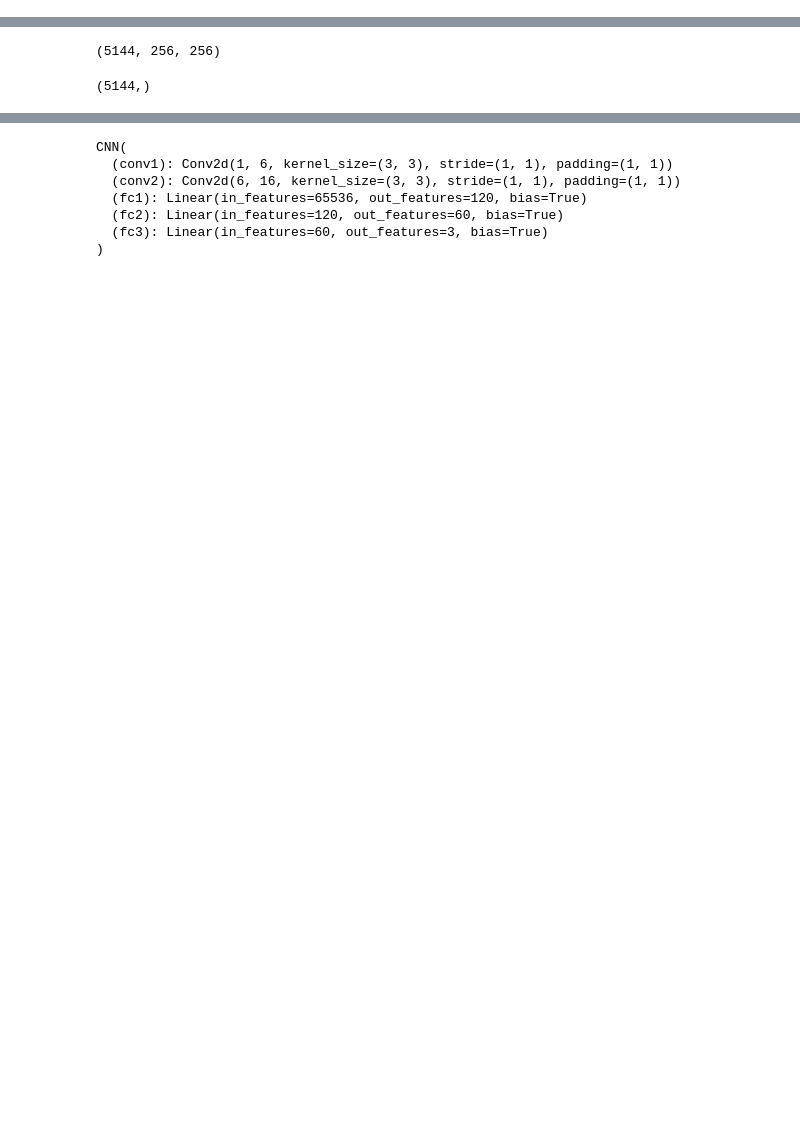
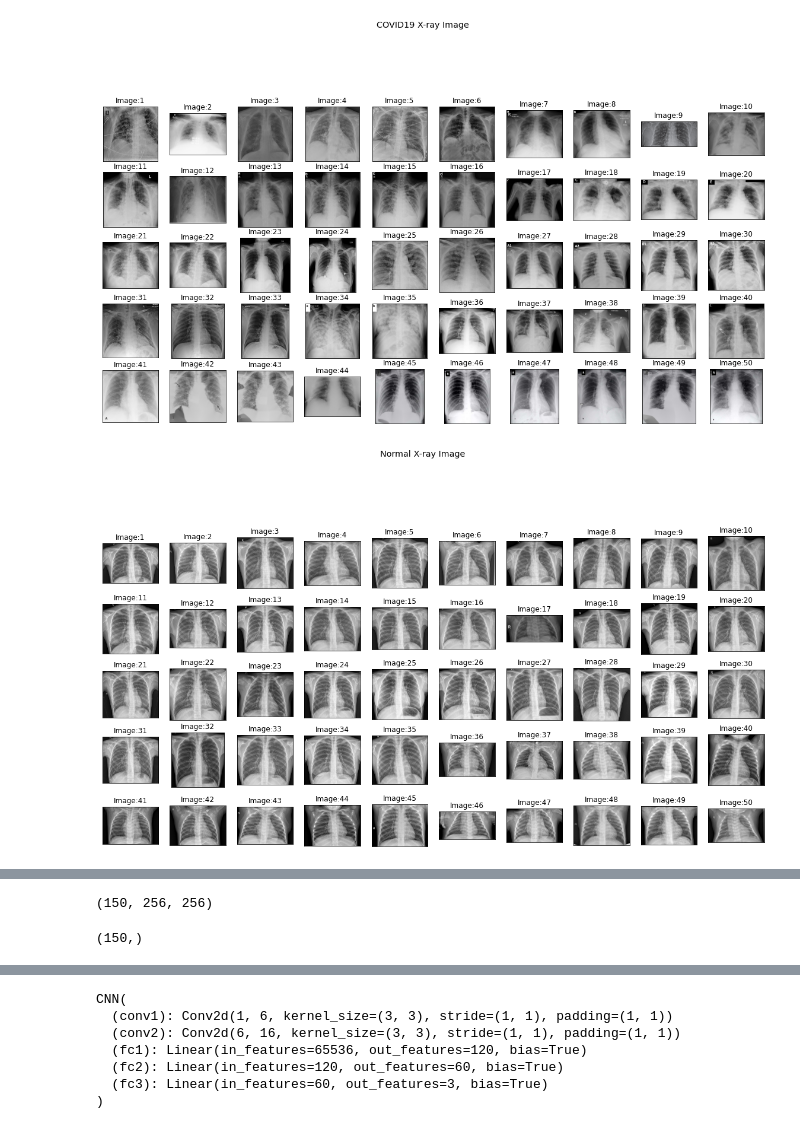
Before and after one commit to Futing-Shan/BioFinal, a Jupyter notebook: project.ipynb, the cells around one changed output, grey strips where cells are left out. Saved outputs shown, nothing was run; the diff lists cells and outputs as text; code cells hidden in the pictures; blank space fills up the shorter version.

```diff
--- a/project.ipynb
+++ b/project.ipynb
@@ -12,31 +13,77 @@ import torch.nn.functional as F
 # %%
 # 图像预处理
 # 将图像修改为统一的尺寸（256 * 256）
 # 将图像转为灰度图像（值为0-255的二维矩阵）
 train_input = []
 train_label = []
 train_img_dir = './Data/train/'
 
-for i in range(460):
+N = 10
+M = 10
+#形成NxM大小的画布
+fig = plt.figure(figsize=(20,20))
+st = fig.suptitle("COVID19 X-ray Image", fontsize="x-large")
+for i in range(50):
     train_covid_img_path = train_img_dir + 'COVID19/COVID19(' + str(i) +  ').jpg'
     train_covid_img = Image.open(train_covid_img_path)
     train_covid_img_resize = train_covid_img.resize((256, 256))
     train_covid_img_resize = train_covid_img_resize.convert("L")
     train_input.append(np.asarray(train_covid_img_resize) / 255)
     train_label.append(0)
 
-for i in range(1266):
+    img = plt.imread(train_covid_img_path)
+    plt.subplot(N,M,i+1)#表示第i张图片，下标只能从1开始，不能从0，
+    subplot_title=("Image:"+str(i + 1))
+    plt.title(subplot_title)
+    plt.imshow(img,cmap="gray") #下面两行是消除每张图片自己单独的横纵坐标，不然每张图片会有单独的横纵坐标，影响美观
+    plt.xticks([])
+    plt.yticks([])
+plt.show()
+
+N = 10
+M = 10
+#形成NxM大小的画布
+fig = plt.figure(figsize=(20,20))
+st = fig.suptitle("Normal X-ray Image", fontsize="x-large")
+for i in range(50):
     train_normal_img_path = train_img_dir + 'NORMAL/NORMAL(' + str(i) + ').jpg'
     train_normal_img = Image.open(train_normal_img_path)
     train_normal_img_resize = train_normal_img.resize((256, 256))
     train_normal_img_resize = train_normal_img_resize.convert("L")
     train_input.append(np.asarray(train_normal_img_resize) / 255)
     train_label.append(1)
 
-for i in range(3418):
+    img = plt.imread(train_normal_img_path)
+    plt.subplot(N,M,i+1)#表示第i张图片，下标只能从1开始，不能从0，
+    subplot_title=("Image:"+str(i + 1))
+    plt.title(subplot_title)
+    plt.imshow(img,cmap="gray") #下面两行是消除每张图片自己单独的横纵坐标，不然每张图片会有单独的横纵坐标，影响美观
+    plt.xticks([])
+    plt.yticks([])
+plt.show()
+
+
+N = 10
+M = 10
+#形成NxM大小的画布
+fig = plt.figure(figsize=(20,20))
+st = fig.suptitle("Pneumonia X-ray Image", fontsize="x-large")
+for i in range(50):
     train_pneumonia_img_path = train_img_dir + 'PNEUMONIA/PNEUMONIA(' + str(i) + ').jpg'
     train_pneumonia_img = Image.open(train_pneumonia_img_path)
     train_pneumonia_img_resize = train_pneumonia_img.resize((256, 256))
     train_pneumonia_img_resize = train_pneumonia_img_resize.convert("L")
     train_input.append(np.asarray(train_pneumonia_img_resize) / 255)
     train_label.append(2)
+
+    img = plt.imread(train_pneumonia_img_path)
+    plt.subplot(N,M,i+1)#表示第i张图片，下标只能从1开始，不能从0，
+    subplot_title=("Image:"+str(i + 1))
+    plt.title(subplot_title)
+    plt.imshow(img,cmap="gray") #下面两行是消除每张图片自己单独的横纵坐标，不然每张图片会有单独的横纵坐标，影响美观
+    plt.xticks([])
+    plt.yticks([])
+plt.show()
+# %% [output]
+[figure, added]
+[figure, added]
@@ -44,12 +92,12 @@ for i in range(3418):
 train_input = np.array(train_input)
 train_input.shape
 # %% [output]
-(5144, 256, 256)
+(150, 256, 256)
 # %%
 train_label = np.array(train_label)
 train_label.shape
 # %% [output]
-(5144,)
+(150,)
 # %%
 test_input = []
 test_label = []
```
Also changed, not shown: parts of 10 cells of this notebook.
